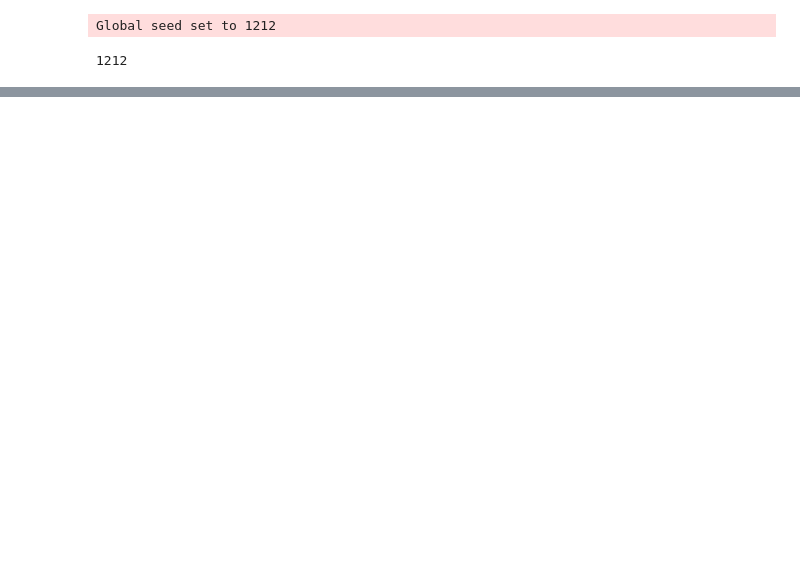
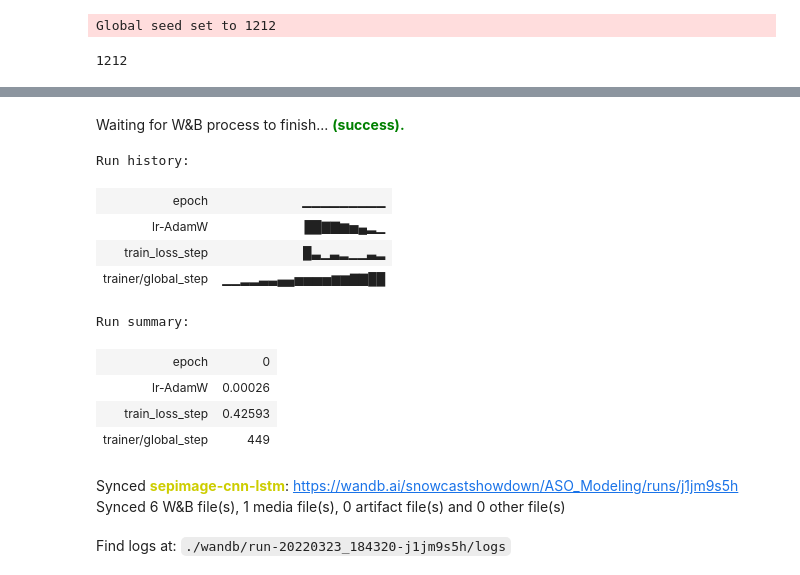
Before and after one commit to Seiris21/ucb2022.snowcast, a Jupyter notebook: notebooks/models/swe_cnn-lstm.ipynb, the cells around one changed output, grey strips where cells are left out. Saved outputs shown, nothing was run; the diff lists cells and outputs as text; code cells hidden in the pictures; blank space fills up the shorter version.

```diff
--- a/notebooks/models/swe_cnn-lstm.ipynb
+++ b/notebooks/models/swe_cnn-lstm.ipynb
@@ -126,7 +123,7 @@ class args:
     features = feature_cols
 
     #Setting the number of CPU workers we are using
-    num_workers = 4
+    num_workers = 12
 
     #Setting the seed so we can replicate
     seed = 1212
@@ -526,7 +533,7 @@ valdf = df[(pd.to_datetime(df['date']).dt.year == int('2016'))|
 
 model = CNNLSTM()
 
-modelname = 'sepimage-cnn-lstm'
+modelname = 'T-sepimage-estv-cnn-lstm'
 
 #Callbacks
 early_stop_callback = EarlyStopping(monitor="val_RMSE", min_delta=args.min_delta, patience=args.patience,
@@ -537,23 +544,23 @@ checkpoint_callback = ModelCheckpoint(dirpath='/home/ubuntu/snowcap/weights',
 lr_monitor = LearningRateMonitor(logging_interval='step')
 
 #Initialize wandb()
-#wandb.init(name=modelname,project = "ASO_Modeling", entity = "snowcastshowdown", job_type='train')
+wandb.init(name=modelname,project = "ASO_Modeling", entity = "snowcastshowdown", job_type='train')
 
 #Log model parameters into wandb (args variable dictionary)
 args_dict = dict(args.__dict__)
 #pop out non-json-able variables
 for key in ['__module__','__dict__','__weakref__','__doc__']:
     args_dict.pop(key,None)
-#wandb.config.update(args_dict)
+wandb.config.update(args_dict)
 
 
-#wandb_logger = WandbLogger(log_model = 'all')
+wandb_logger = WandbLogger(log_model = 'all')
 
-#wandb_logger.watch(model)
+wandb_logger.watch(model)
 
 trainer = pl.Trainer(max_epochs=args.max_epochs,
                     gpus=1,
-#                    logger=wandb_logger,
+                    logger=wandb_logger,
                     callbacks=[early_stop_callback,
                                 progressbar,
                                 checkpoint_callback,
@@ -563,7 +570,7 @@ SWE_Datamodule = SWEDataModule(traindf, valdf, weather, args = args, loaderargs
 
 trainer.fit(model, SWE_Datamodule)
 
-#wandb.finish()
+wandb.finish()
 
 del model
 torch.cuda.empty_cache()
@@ -588,0 +601,17 @@ RuntimeError: mat1 and mat2 shapes cannot be multiplied (24x6406 and 5830x1024)
+# %%
+wandb.finish()
+# %% [output]
+Waiting for W&B process to finish... (success).
+Run history:
+| epoch | ▁▁▁▁▁▁▁▁▁ |
+| lr-AdamW | ██▇▇▆▅▄▂▁ |
+| train_loss_step | █▃▁▃▂▁▁▃▂ |
+| trainer/global_step | ▁▁▂▂▃▃▄▄▅▅▅▅▆▆▇▇██ |
+Run summary:
+| epoch | 0 |
+| lr-AdamW | 0.00026 |
+| train_loss_step | 0.42593 |
+| trainer/global_step | 449 |
+Synced sepimage-cnn-lstm: https://wandb.ai/snowcastshowdown/ASO_Modeling/runs/j1jm9s5h
+Synced 6 W&B file(s), 1 media file(s), 0 artifact file(s) and 0 other file(s)
+Find logs at: ./wandb/run-20220323_184320-j1jm9s5h/logs
```
Also changed, not shown: parts of 9 cells of this notebook.
